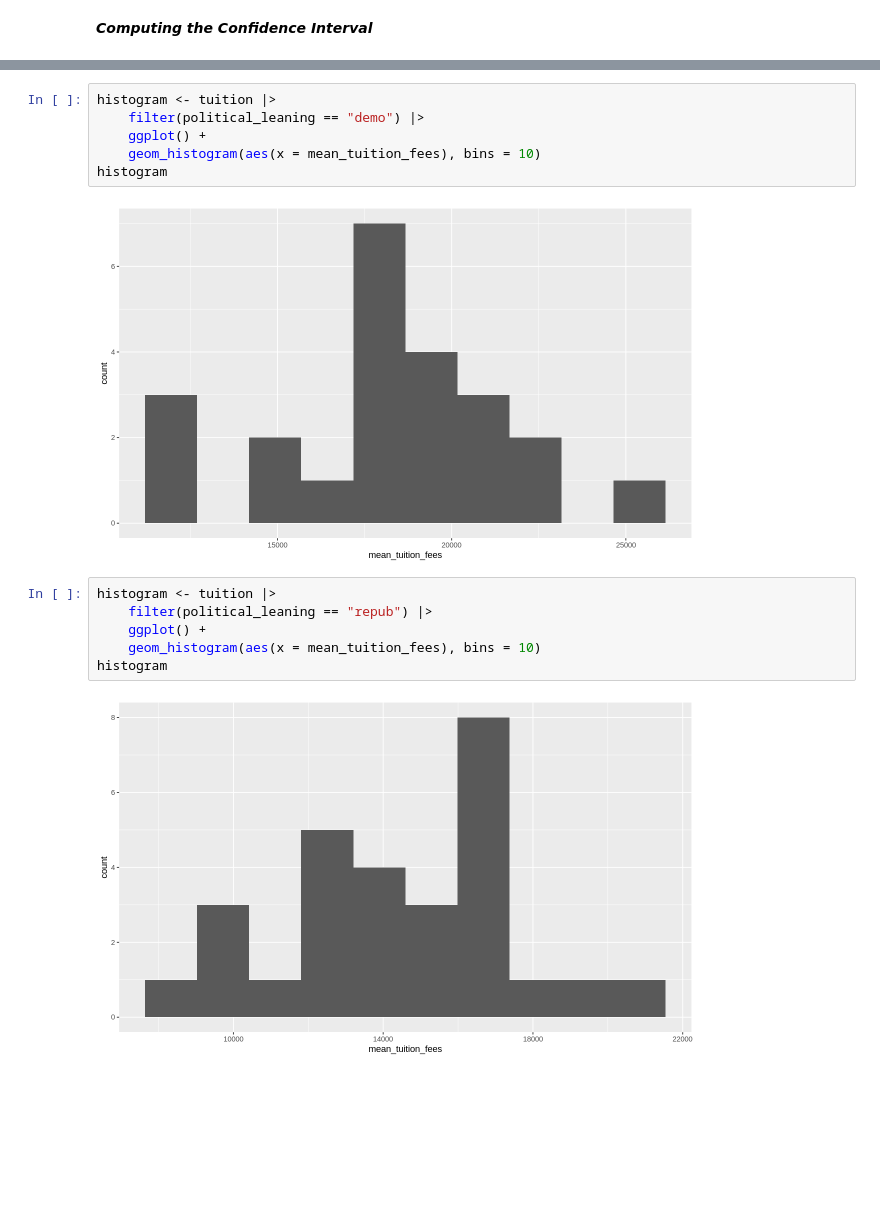
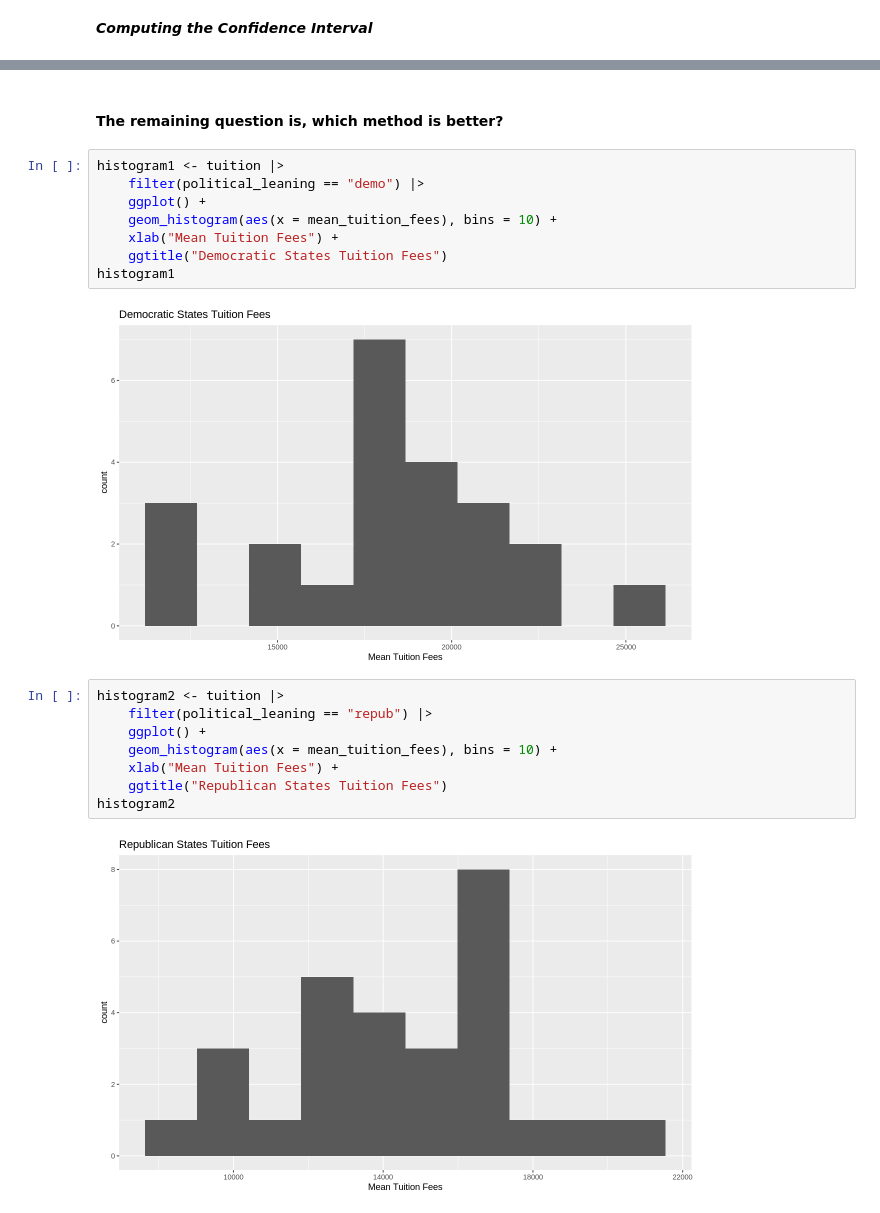
Before and after one commit to Jitao-Z/Difference_between_the_average_tuition_cost_in_Republican_and_Democrat_states, a Jupyter notebook: Final_report.ipynb, the cells around one changed output, grey strips where cells are left out. Cells and saved outputs as stored; diff of their text form; blank space fills up the shorter version.

```diff
--- a/Final_report.ipynb
+++ b/Final_report.ipynb
@@ -350,16 +378,22 @@ null_model_vis_infer
+# %% [markdown]
+#### The remaining question is, which method is better?
 # %%
-histogram <- tuition |>
+histogram1 <- tuition |>
     filter(political_leaning == "demo") |>
     ggplot() +
-    geom_histogram(aes(x = mean_tuition_fees), bins = 10)
-histogram
+    geom_histogram(aes(x = mean_tuition_fees), bins = 10) +
+    xlab("Mean Tuition Fees") +
+    ggtitle("Democratic States Tuition Fees")
+histogram1
 # %% [output]
-[figure, old version]
+[figure, new version]
 # %%
-histogram <- tuition |>
+histogram2 <- tuition |>
     filter(political_leaning == "repub") |>
     ggplot() +
-    geom_histogram(aes(x = mean_tuition_fees), bins = 10)
-histogram
+    geom_histogram(aes(x = mean_tuition_fees), bins = 10) +
+    xlab("Mean Tuition Fees") +
+    ggtitle("Republican States Tuition Fees")
+histogram2
 # %% [output]
-[figure, old version]
+[figure, new version]
```
Also changed, not shown: parts of 20 cells of this notebook.
